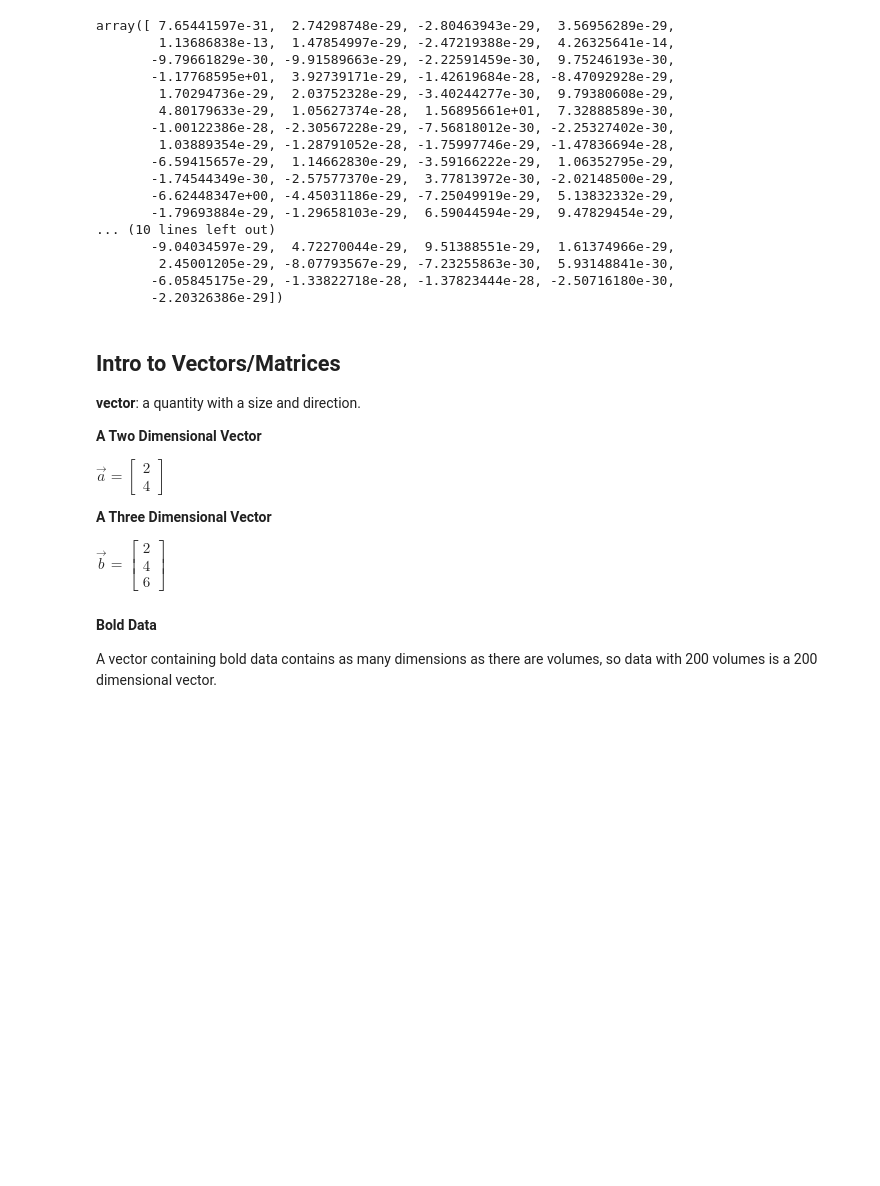
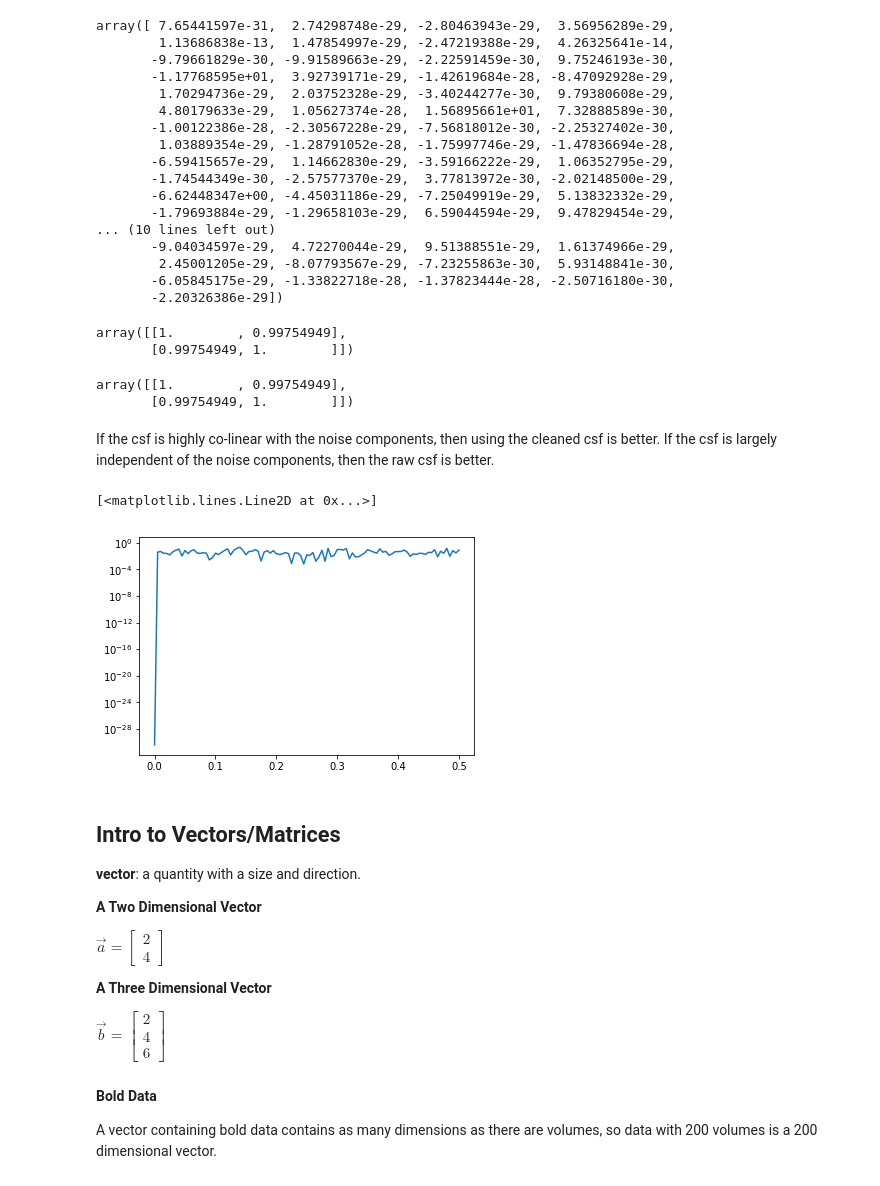
Before and after one commit to jdkent/tests_and_musings, a Jupyter notebook: hallquist_with_aroma.ipynb, the cells around one changed output. Drawn from its saved outputs; the diff is of its cells as text; code cells hidden in the pictures; blank space fills up the shorter version.

```diff
--- a/hallquist_with_aroma.ipynb
+++ b/hallquist_with_aroma.ipynb
@@ -214,6 +214,76 @@ array([ 7.65441597e-31,  2.74298748e-29, -2.80463943e-29,  3.56956289e-29,
         2.45001205e-29, -8.07793567e-29, -7.23255863e-30,  5.93148841e-30,
        -6.05845175e-29, -1.33822718e-28, -1.37823444e-28, -2.50716180e-30,
        -2.20326386e-29])
+# %%
+clean_collector = []
+unclean_collector = []
+for _ in range(1000):
+    signal1 = np.random.rand(200)
+    signal2 = np.random.rand(200)
+
+    noise1 = np.random.rand(200)
+    noise2 = np.random.rand(200)
+
+    csf = np.random.rand(200)
+
+
+    bold = signal1 + signal2 + noise1 + noise2 + csf
+
+    # non-aggresive denoising
+    design = np.ones((200, 5))
+    design[:, 1] = signal1
+    design[:, 2] = signal2
+    design[:, 3] = noise1
+    design[:, 4] = noise2
+
+    unmixMatrix = np.linalg.pinv(design)
+    maps = np.dot(unmixMatrix, bold)
+
+    noisemap = maps[3:]
+
+    nonagg_res = np.dot(np.stack((noise1, noise2), axis=1), noisemap)
+    bold_nonagg = bold - nonagg_res
+
+    # apply the same regression to the csf component
+    # same as extracting csf after nonaggressive denoising
+    csf_clean = csf - nonagg_res
+
+    # make design matrices for "cleaned" csf and non-cleaned csf
+    csf_clean_des = np.stack((np.ones(200), csf_clean), axis=1)
+
+    csf_des = np.stack((np.ones(200), csf), axis=1)
+
+    csf_clean_res = np.dot(csf_clean_des, np.dot(np.linalg.pinv(csf_clean_des), bold_nonagg))
+    # remove the csf_tot_clean residual
+    csf_clean_regr_bold = bold_nonagg - csf_clean_res
+
+    csf_res = np.dot(csf_des, np.dot(np.linalg.pinv(csf_des), bold_nonagg))
+    # remove the csf_tot uncleaned residual
+    csf_regr_bold = bold_nonagg - csf_res
+
+    # signal total
+    signal_tot = signal1 + signal2
+
+    clean_collector.append(np.corrcoef(signal_tot, csf_clean_regr_bold))
+
+    unclean_collector.append(np.corrcoef(signal_tot, csf_regr_bold))
+
+display(np.mean(np.array(clean_collector), axis=0))
+display(np.mean(np.array(unclean_collector), axis=0))
+# %% [output]
+array([[1.        , 0.99754949],
+       [0.99754949, 1.        ]])
+array([[1.        , 0.99754949],
+       [0.99754949, 1.        ]])
+# %% [markdown]
+If the csf is highly co-linear with the noise components, then using the cleaned csf is better. If the csf is largely independent of the noise components, then the raw csf is better.
+# %%
+# plt.plot(bold)
+f, Pxx_den = periodogram(bold)
+plt.semilogy(f, Pxx_den)
+# %% [output]
+[<matplotlib.lines.Line2D at 0x...>]
+[figure, added]
 # %% [markdown]
 ## Intro to Vectors/Matrices
 
```
Also changed, not shown: parts of 1 cell of this notebook.
